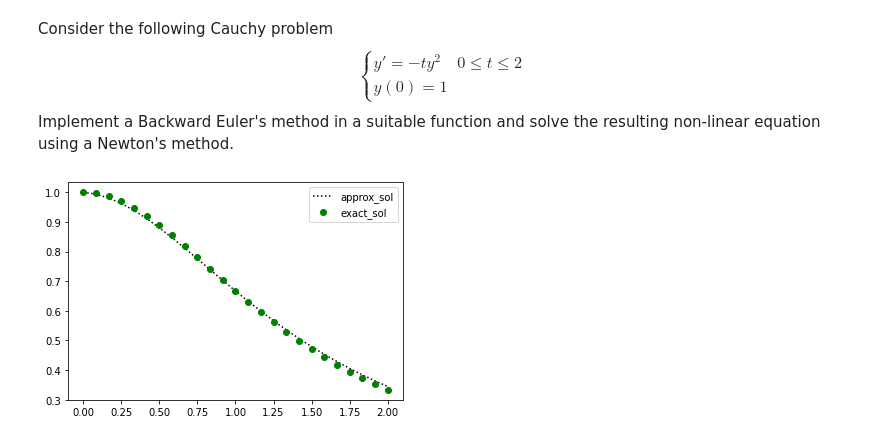
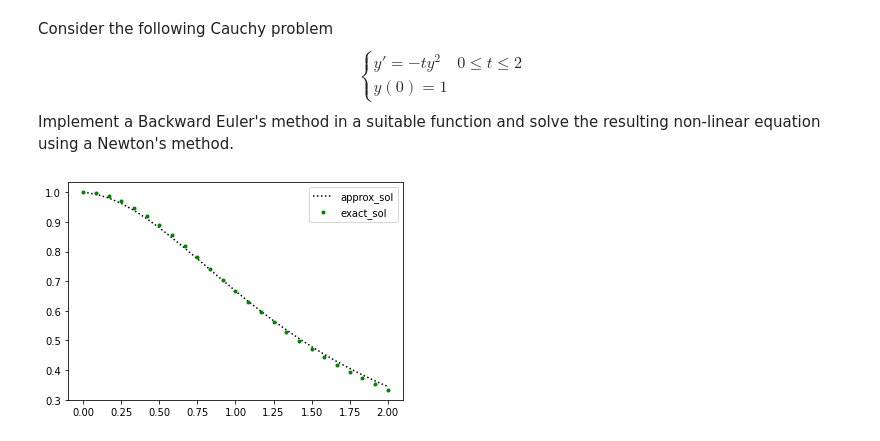
Before and after one commit to hasanictp/numerical-analysis-2021-2022, a Jupyter notebook: FinalProject_2021_2022.ipynb, the cells around one changed output. Saved outputs shown, nothing was run; the diff lists cells and outputs as text; code cells hidden in the pictures.

```diff
--- a/FinalProject_2021_2022.ipynb
+++ b/FinalProject_2021_2022.ipynb
@@ -314,32 +314,32 @@ def newton(f,f_prime,x0,epsilon=1e-11,iter=1000):
         if f_prime(x) == 0:
             return None
         x = x - f(x)/f_prime(x)
     return x
 
 
 f=lambda t,y: -t*(y**2)
 f_prime=lambda t,y: -t*2*y
 
 
 """backward euler"""
 def b_euler(y0,g,g1,omega,n):
     tspace=linspace(omega[0],omega[1],n)
     h=(omega[1]-omega[0])/n
     f=lambda t,z,x: z-h*g(t,z)-x
     f1=lambda t,z,x: 1-h*g1(t,z)
 
     y=zeros(n)
     y[0]=y0
 
     for i in range(1,n):
         fn=lambda z: f(tspace[i],z,y[i-1])
         fn1=lambda z: f1(tspace[i],z,y[i-1])
         y[i]=newton(fn,fn1,y[i-1])
     return y
 n=25
 y=b_euler(1,f,f_prime,array([0,2]),n)
 plot(linspace(0,2,n),y,'black',linestyle='dotted',label="approx_sol")
-plot(linspace(0,2,n),2/(linspace(0,2,n)**2+2),'go',label="exact_sol")
+plot(linspace(0,2,n),2/(linspace(0,2,n)**2+2),'g.',label="exact_sol")
 _=legend()
 # %% [output]
-[figure, old version]
+[figure, new version]
```
